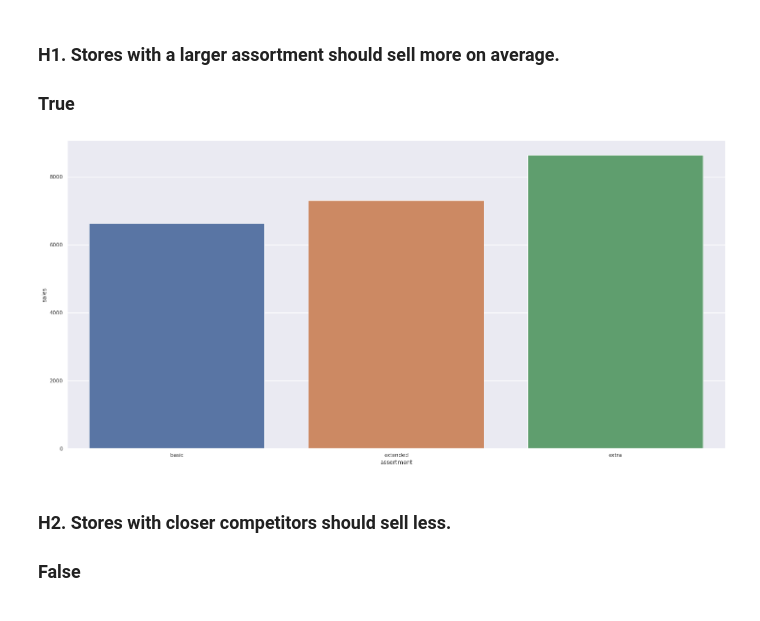
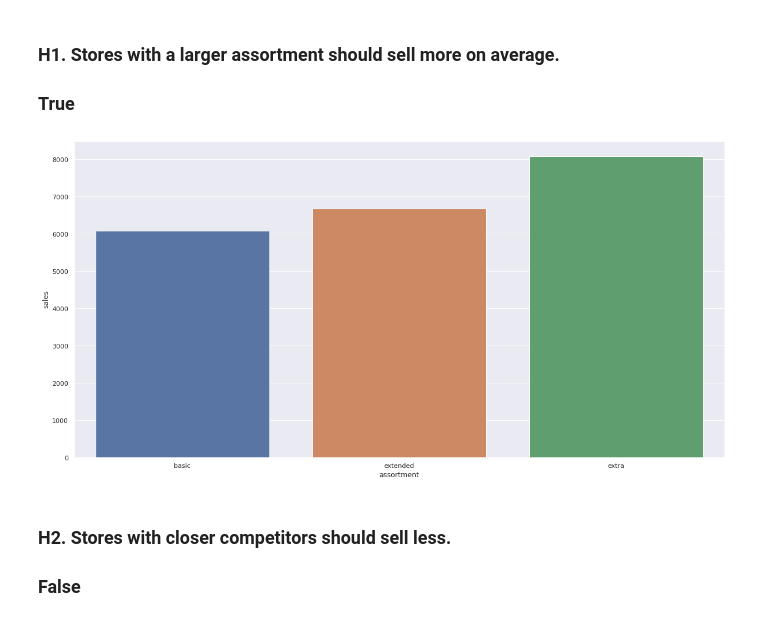
Before and after one commit to Alexandre-Magno/rossmann_sales, a Jupyter notebook: Ciclo_01_rossmann.ipynb, the cells around one changed output. Cells and saved outputs as stored; diff of their text form; code cells hidden in the pictures.

```diff
--- a/Ciclo_01_rossmann.ipynb
+++ b/Ciclo_01_rossmann.ipynb
@@ -489,11 +627,11 @@ sns.kdeplot(df4[df4['assortment'] == 'extra']['sales'], label = 'extra',shade =
 ### **H1.** Stores with a larger assortment should sell more on average.
 ###  **True**
 # %%
-auxh1 = df4[['assortment','sales']].groupby( 'assortment' ).mean().reset_index()
+auxh1 = df4[['assortment','sales']].groupby( 'assortment' ).median().reset_index()
 
 sns.barplot(x='assortment' , y= 'sales', data= auxh1 );
 # %% [output]
-[figure, old version]
+[figure, new version]
 # %% [markdown]
 ### **H2.** Stores with closer competitors should sell less.
 ### **False**
```
Also changed, not shown: parts of 80 cells of this notebook.
